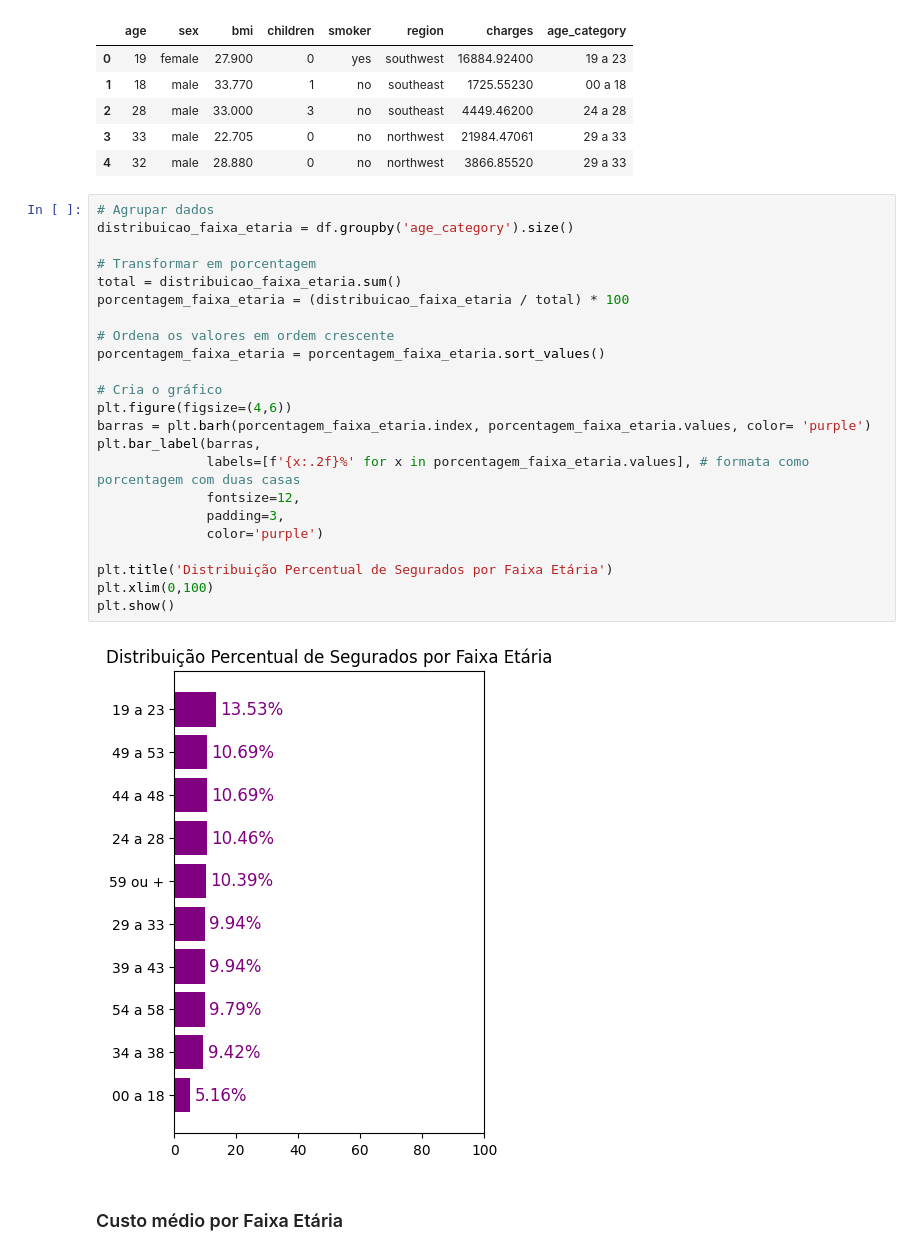
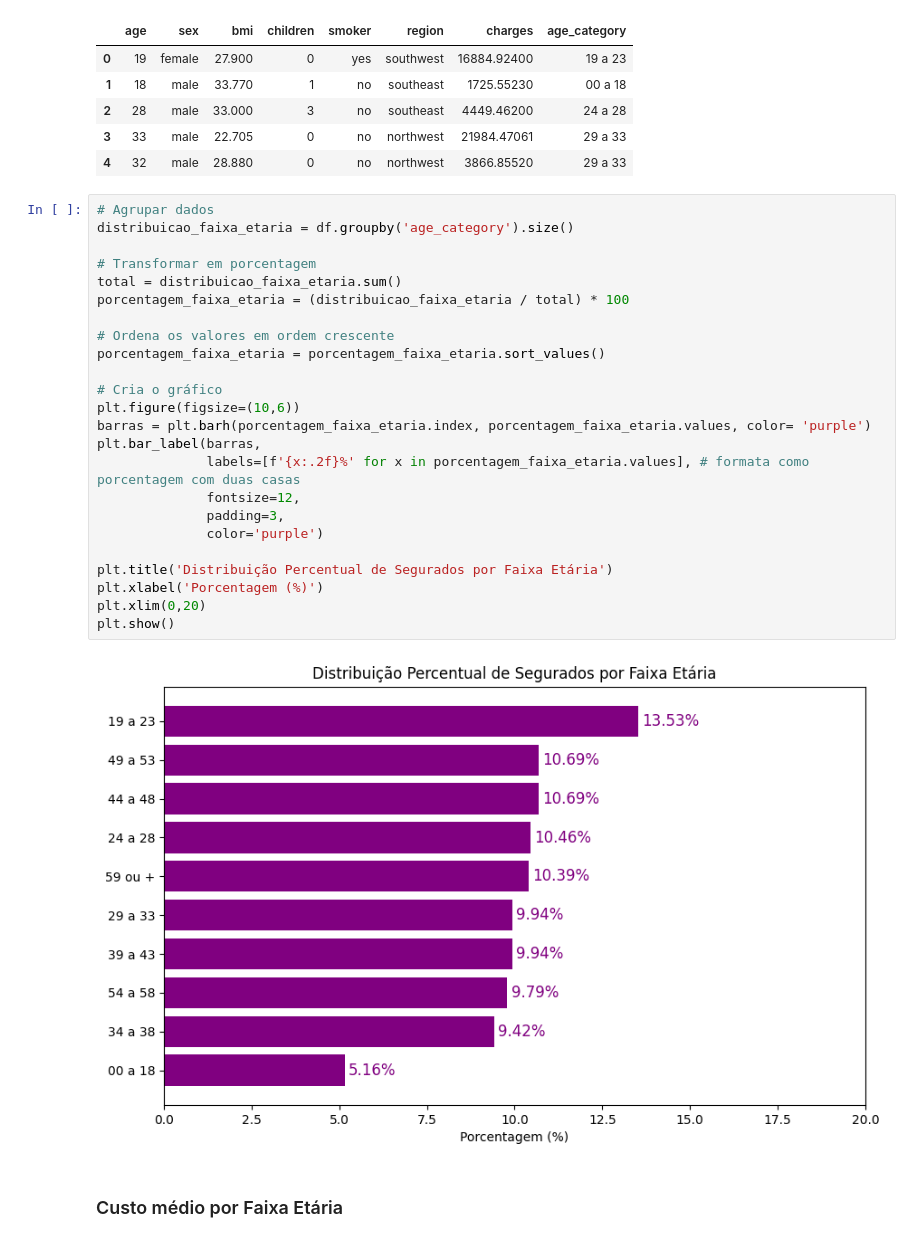
Before and after one commit to fabiobaroliveira/projeto_seguradora_seguro_saude, a Jupyter notebook: analise_exploratoria_seguro_saude.ipynb, the cells around one changed output. Cells and saved outputs as stored; diff of their text form.

```diff
--- a/analise_exploratoria_seguro_saude.ipynb
+++ b/analise_exploratoria_seguro_saude.ipynb
@@ -215,28 +215,29 @@ df.head()
 # %%
 # Agrupar dados
 distribuicao_faixa_etaria = df.groupby('age_category').size()
 
 # Transformar em porcentagem
 total = distribuicao_faixa_etaria.sum()
 porcentagem_faixa_etaria = (distribuicao_faixa_etaria / total) * 100
 
 # Ordena os valores em ordem crescente
 porcentagem_faixa_etaria = porcentagem_faixa_etaria.sort_values()
 
 # Cria o gráfico
-plt.figure(figsize=(4,6))
+plt.figure(figsize=(10,6))
 barras = plt.barh(porcentagem_faixa_etaria.index, porcentagem_faixa_etaria.values, color= 'purple')
 plt.bar_label(barras,
               labels=[f'{x:.2f}%' for x in porcentagem_faixa_etaria.values], # formata como porcentagem com duas casas
               fontsize=12,
               padding=3,
               color='purple')
 
 plt.title('Distribuição Percentual de Segurados por Faixa Etária')
-plt.xlim(0,100)
+plt.xlabel('Porcentagem (%)')
+plt.xlim(0,20)
 plt.show()
 # %% [output]
-[figure, old version]
+[figure, new version]
 # %% [markdown]
 ### Custo médio por Faixa Etária
 # %%
```
Also changed, not shown: parts of 3 cells of this notebook.
